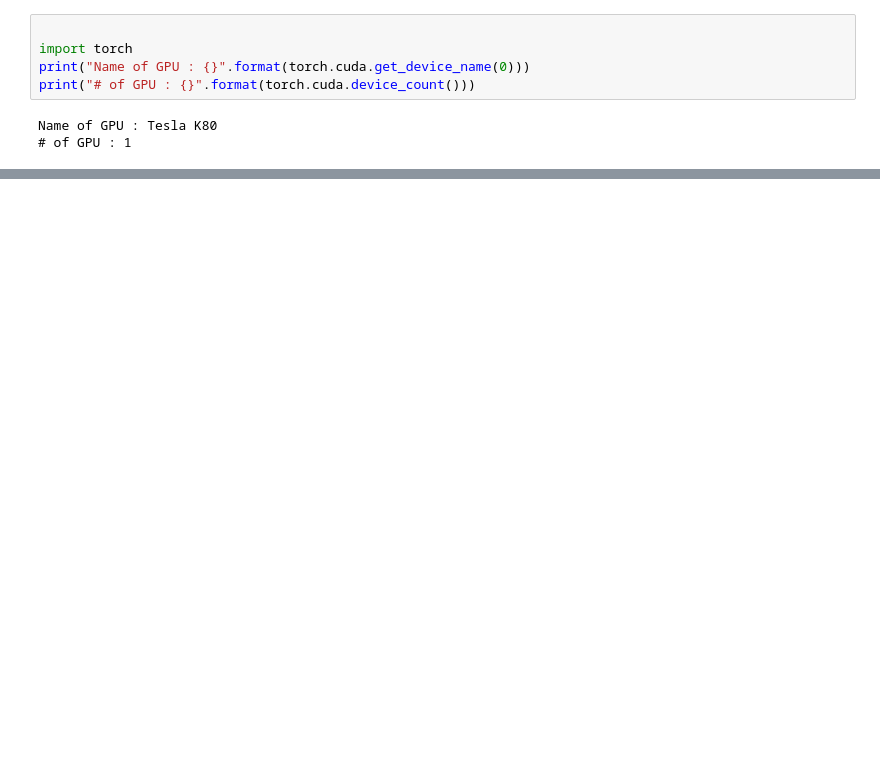
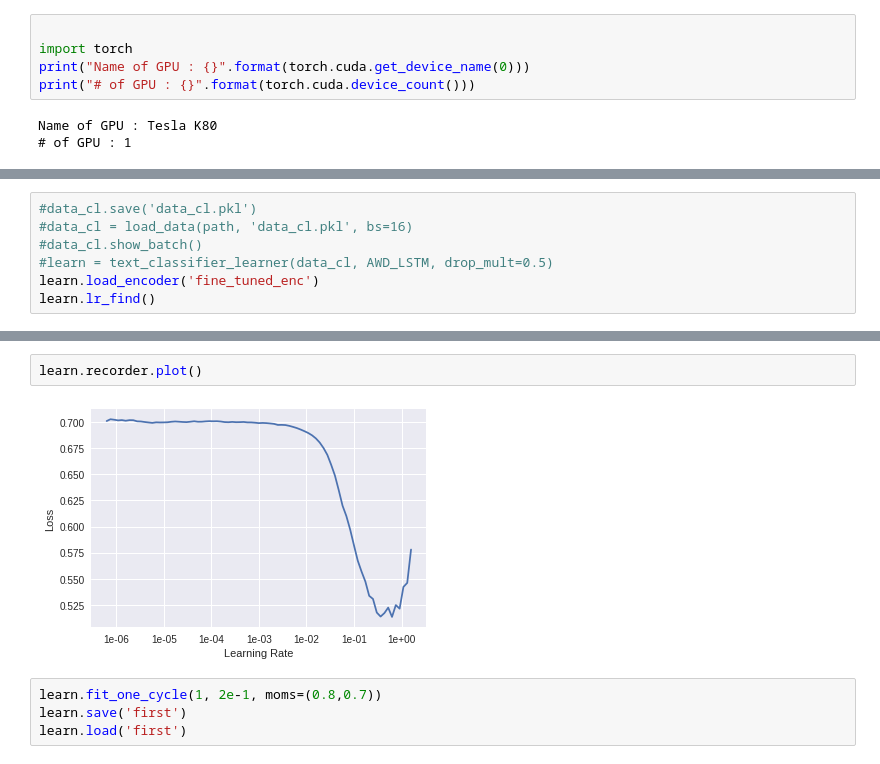
Before and after one commit to njainds/Colab_notebooks, a Jupyter notebook: Kaggle_Toxic_Comments/ULMFit.ipynb, the cells around one changed output, grey strips where cells are left out. Cells and saved outputs as stored; diff of their text form; blank space fills up the shorter version.

```diff
--- a/Kaggle_Toxic_Comments/ULMFit.ipynb
+++ b/Kaggle_Toxic_Comments/ULMFit.ipynb
@@ -247,0 +240,7 @@ learner.sched.plot_loss()
+# %%
+#data_cl.save('data_cl.pkl')
+#data_cl = load_data(path, 'data_cl.pkl', bs=16)
+#data_cl.show_batch()
+#learn = text_classifier_learner(data_cl, AWD_LSTM, drop_mult=0.5)
+learn.load_encoder('fine_tuned_enc')
+learn.lr_find()
@@ -247,0 +250,8 @@ learner.sched.plot_loss()
+# %%
+learn.recorder.plot()
+# %% [output]
+[figure, added]
+# %%
+learn.fit_one_cycle(1, 2e-1, moms=(0.8,0.7))
+learn.save('first')
+learn.load('first')
```
Also changed, not shown: parts of 56 cells of this notebook.
